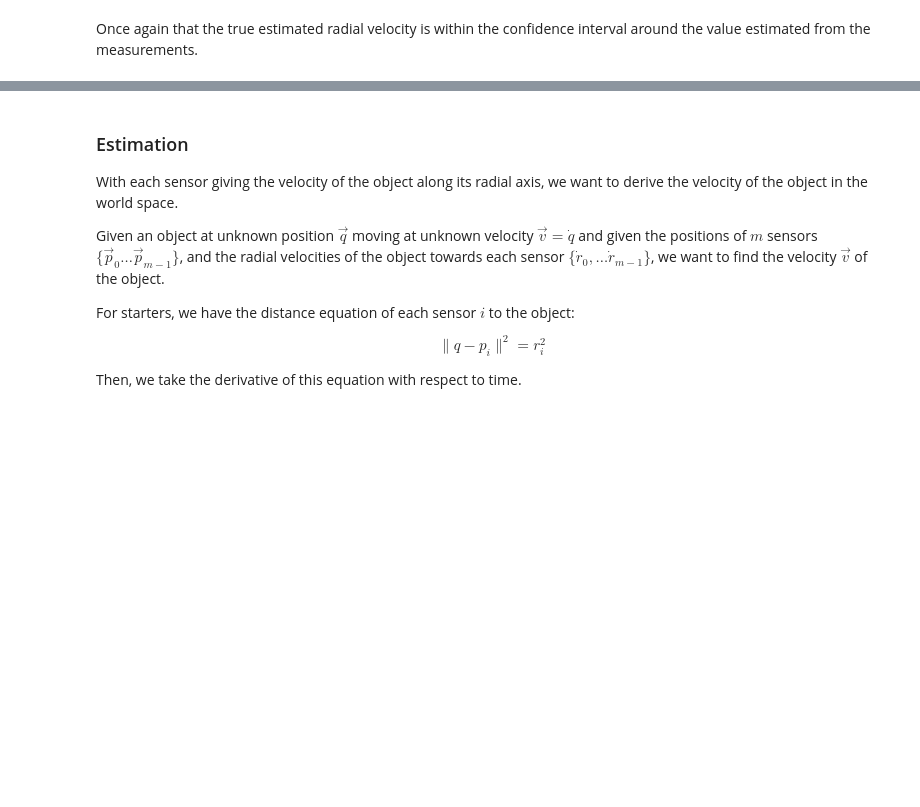
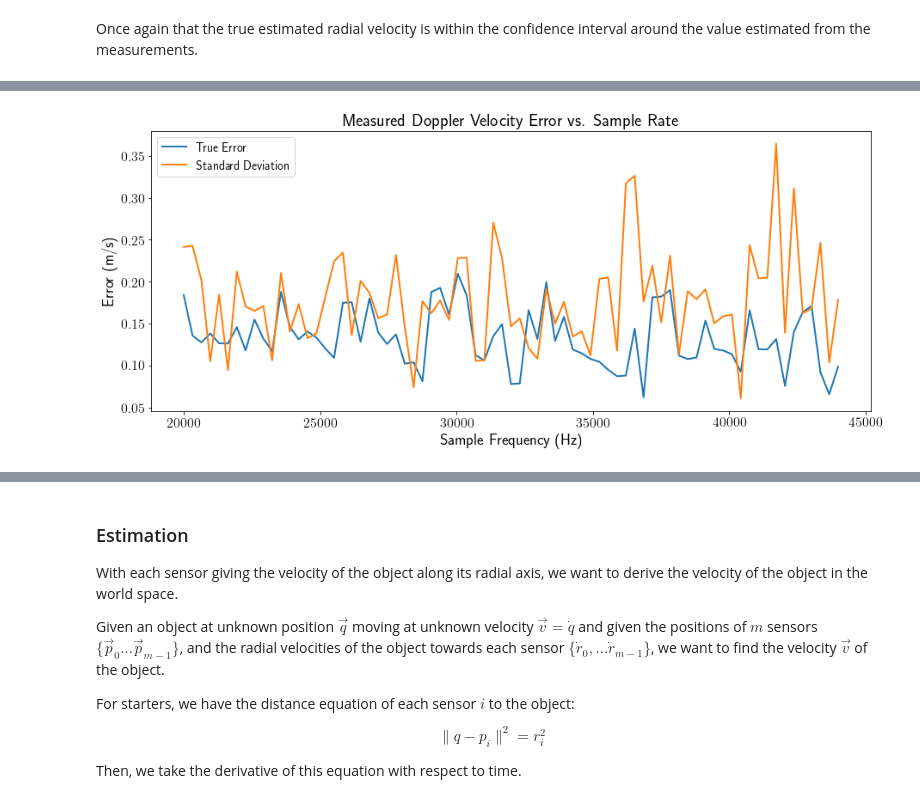
Before and after one commit to EdWard680/pi_echo, a Jupyter notebook: simulation/notebook/Report.ipynb, the cells around one changed output, grey strips where cells are left out. Saved outputs shown, nothing was run; the diff lists cells and outputs as text; code cells hidden in the pictures; blank space fills up the shorter version.

```diff
--- a/simulation/notebook/Report.ipynb
+++ b/simulation/notebook/Report.ipynb
@@ -458,19 +474,24 @@ The sample frequency controls the bandwidth, so it's a hard upper-bound on $2f_0
 # %%
 initial = 20000 # Hz
 final = 44000 # Hz
-sample_freqs = np.linspace(initial, final, 100).tolist()
-data = [simulate_single(f_s=float(f_s), f0=initial/2-10, batch=True) for f_s in sample_freqs]
+sample_freqs = np.linspace(initial, final, 75).tolist()
+
+# f0 is chosen here to be quite a bit lower than the nyquist frequency by an arbitrary amount
+data = [simulate_single(f_s=float(f_s), f0=initial/2-999, q=np.array([2, 0]), batch=True)
+        for f_s in sample_freqs]
 
 ax, _ = not_side_by_side()
 simple_plot(
     ax
     , [d[0] for d in data]
     , sample_freqs
     , "Sample Frequency (Hz)"
     , "Error (m/s)"
     , "Measured Doppler Velocity Error vs. Sample Rate"
 )
 
 simple_plot(ax, [d[1] for d in data], sample_freqs)
 
-_ = fig.legend(["True Error", "Standard Deviation"])
+_ = ax.legend(["True Error", "Standard Deviation"])
+# %% [output]
+[figure, added]
```
Also changed, not shown: parts of 13 cells of this notebook.
